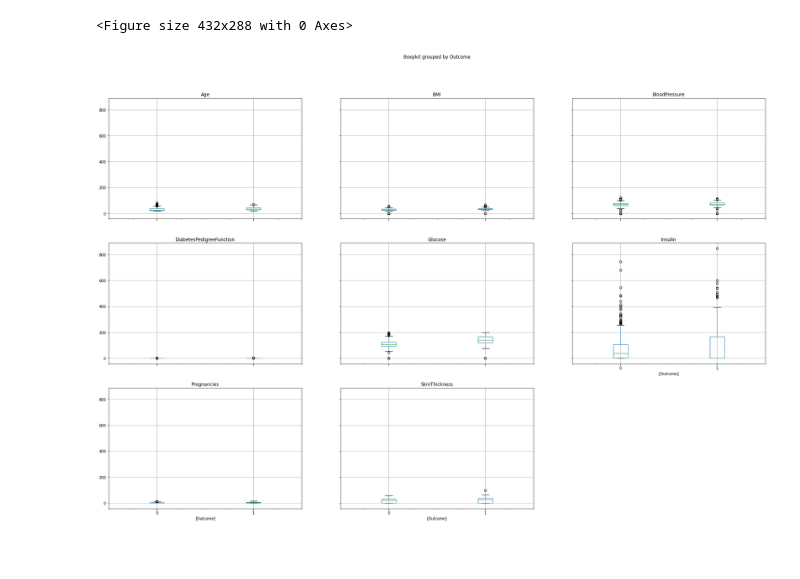
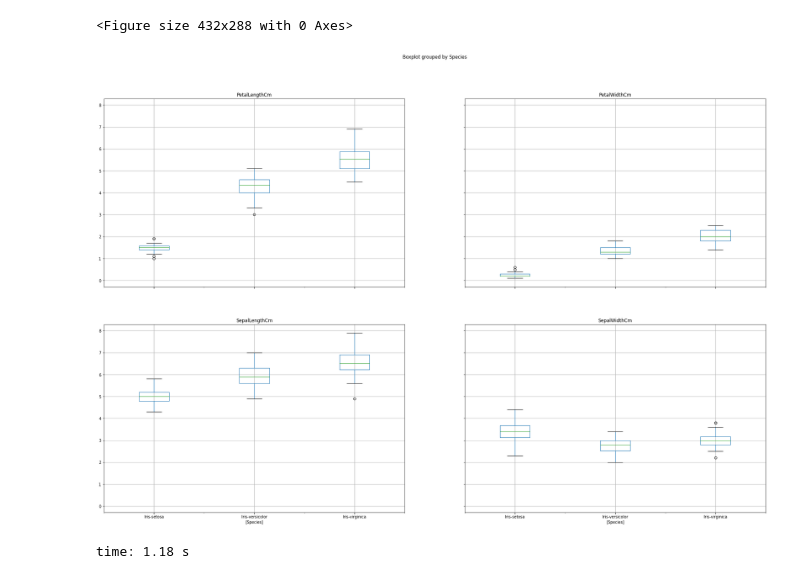
Before and after one commit to anh56/CoderSchool, a Jupyter notebook: KNN.ipynb, the cells around one changed output. Saved outputs shown, nothing was run; the diff lists cells and outputs as text; code cells hidden in the pictures; blank space fills up the shorter version.

```diff
--- a/KNN.ipynb
+++ b/KNN.ipynb
@@ -10,5 +24,4 @@ import numpy as np
 import pandas as pd
 # load dataset Iris.csv
 # https://www.kaggle.com/uciml/iris
-#dataset = pd.read_csv('/content/drive/My Drive/AI_LAB/Iris.csv')
-dataset = pd.read_csv('/content/drive/My Drive/AI_LAB/diabetes.csv')
+dataset = pd.read_csv('/content/drive/My Drive/AI_LAB/Iris.csv')
@@ -82,7 +69,8 @@ plt.show()
 # %%
 plt.figure()
-dataset.boxplot(by="Outcome", figsize=(30, 20))
+dataset.drop("Id", axis=1).boxplot(by="Species", figsize=(30, 20))
 plt.show()
 # %% [output]
 <Figure size 432x288 with 0 Axes>
-[figure, old version]
+[figure, new version]
+time: 1.18 s
```
Also changed, not shown: parts of 28 cells of this notebook.
